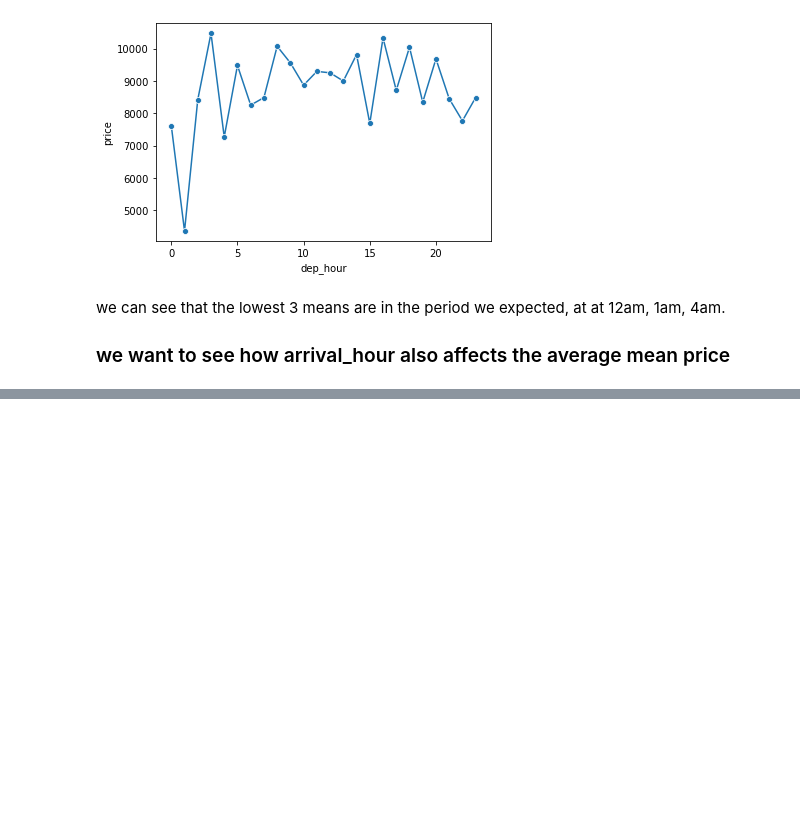
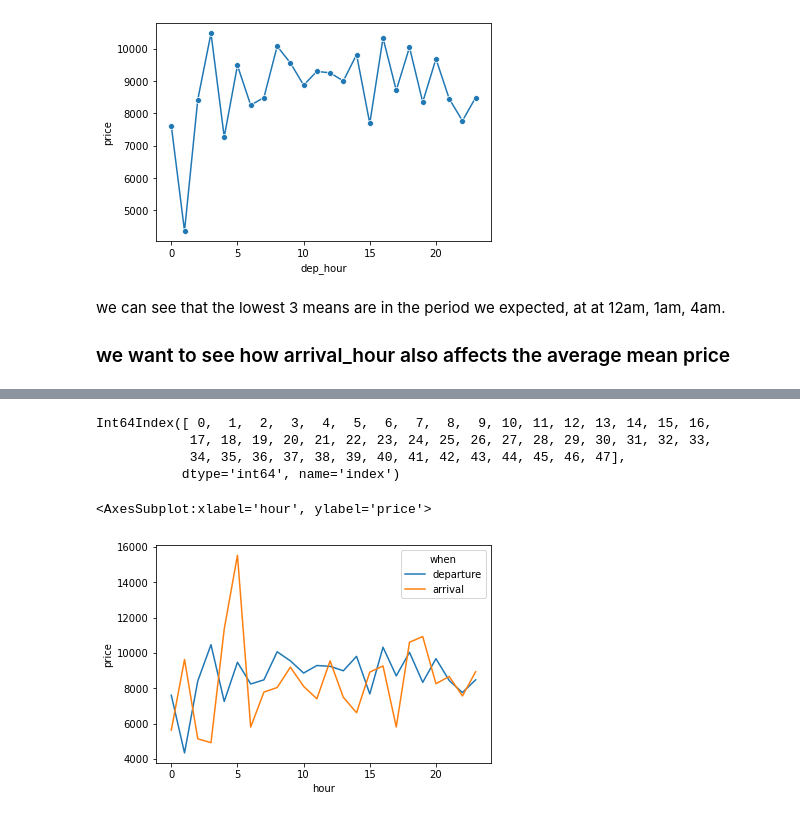
Before and after one commit to HendKordy/flights_analysis, a Jupyter notebook: EDA/EDA.ipynb, the cells around one changed output, grey strips where cells are left out. Drawn from its saved outputs; the diff is of its cells as text; code cells hidden in the pictures; blank space fills up the shorter version.

Commit message:
added plots in EDA

```diff
--- a/EDA/EDA.ipynb
+++ b/EDA/EDA.ipynb
@@ -316,0 +331,15 @@ ValueError: cannot reindex from a duplicate axis
+# %%
+all_means['index'] = range(0, 48)
+all_means.set_index(['index'], inplace= True)
+# %%
+all_means.index
+# %% [output]
+Int64Index([ 0,  1,  2,  3,  4,  5,  6,  7,  8,  9, 10, 11, 12, 13, 14, 15, 16,
+            17, 18, 19, 20, 21, 22, 23, 24, 25, 26, 27, 28, 29, 30, 31, 32, 33,
+            34, 35, 36, 37, 38, 39, 40, 41, 42, 43, 44, 45, 46, 47],
+           dtype='int64', name='index')
+# %%
+sns.lineplot(data=all_means, x= 'hour', y= 'price', hue = 'when')
+# %% [output]
+<AxesSubplot:xlabel='hour', ylabel='price'>
+[figure, added]
```
Also changed, not shown: parts of 4 cells of this notebook.
